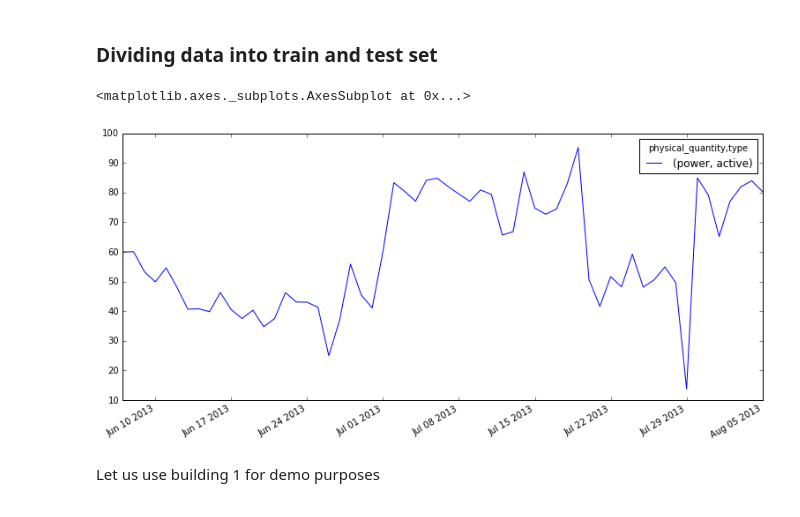
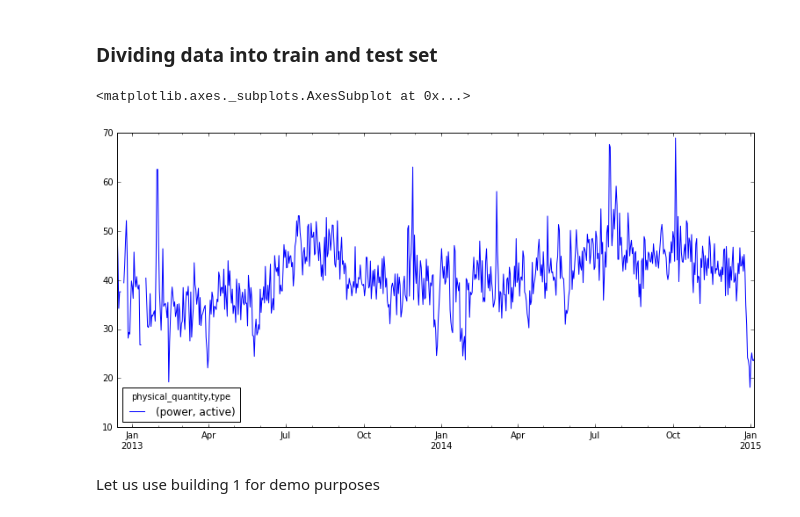
Before and after one commit to seoruosa/EA006-NILM-project, a Jupyter notebook: user_guide/disaggregation_and_metrics.ipynb, the cells around one changed output. Saved outputs shown, nothing was run; the diff lists cells and outputs as text; code cells hidden in the pictures.

Commit message:
Tentando usar treinamento do nilmtk

```diff
--- a/user_guide/disaggregation_and_metrics.ipynb
+++ b/user_guide/disaggregation_and_metrics.ipynb
@@ -20,17 +20,17 @@ from nilmtk.disaggregate import CombinatorialOptimisation
 # %% [markdown]
 ### Dividing data into train and test set
 # %%
-train = DataSet('/nilmtk/data/iawe.h5')
-test = DataSet('/nilmtk/data/iawe.h5')
+train = DataSet('/nilmtk/data/ukdale.h5') #iawe.h5')
+test = DataSet('/nilmtk/data/ukdale.h5') #iawe.h5')
 #test.buildings[1].elec #.mains() #.power_series_all_data().head()
 fridge = test.buildings[1].elec['fridge']
 df = next(fridge.load())
 df = next(fridge.load(ac_type='active', sample_period=60*60*24)) #dia a dia
 df.plot()
 #test.elecs()
 # %% [output]
 <matplotlib.axes._subplots.AxesSubplot at 0x...>
-[figure, old version]
+[figure, new version]
 # %% [markdown]
 Let us use building 1 for demo purposes
 # %%
```
Also changed, not shown: parts of 3 cells of this notebook, 2 other files.
